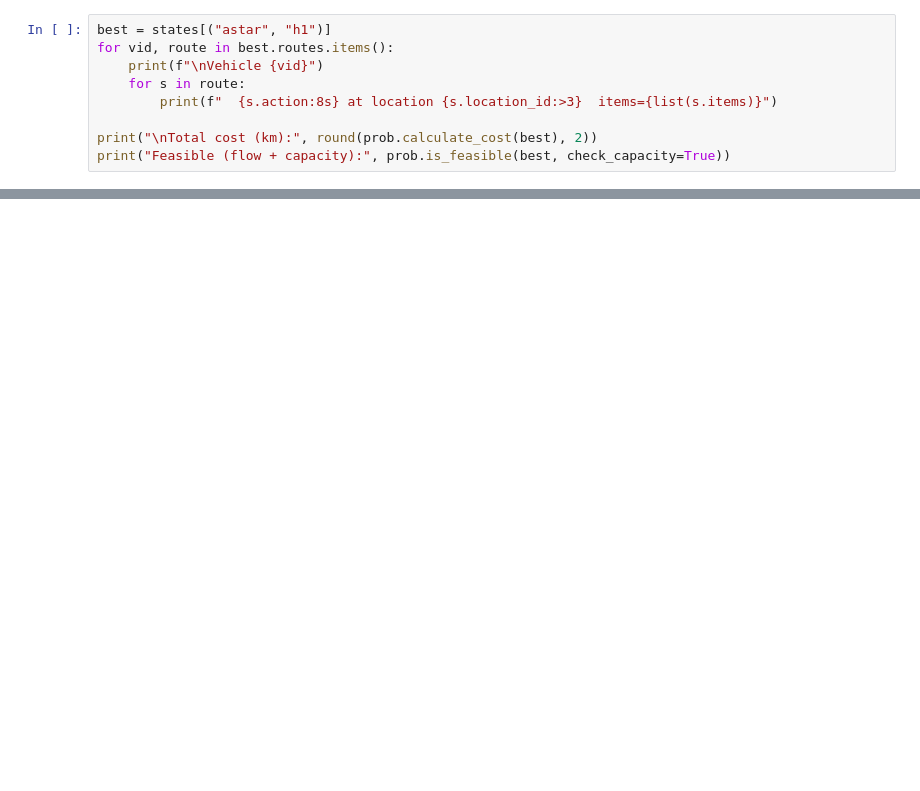
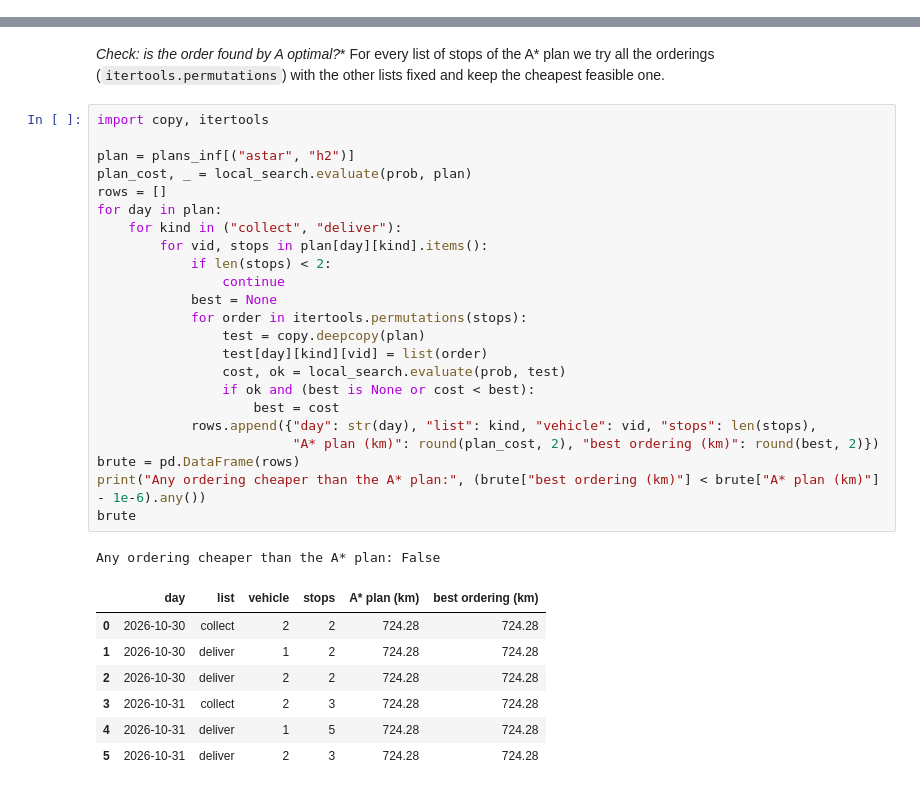
Before and after one commit to OierZu/IA26_P01_E01, a Jupyter notebook: notebooks/04_informed.ipynb, the cells around one changed output, grey strips where cells are left out. Saved outputs shown, nothing was run; the diff lists cells and outputs as text; blank space fills up the shorter version.

```diff
--- a/notebooks/04_informed.ipynb
+++ b/notebooks/04_informed.ipynb
@@ -73,9 +20,0 @@ df
-# %%
-best = states[("astar", "h1")]
-for vid, route in best.routes.items():
-    print(f"\nVehicle {vid}")
-    for s in route:
-        print(f"  {s.action:8s} at location {s.location_id:>3}  items={list(s.items)}")
-
-print("\nTotal cost (km):", round(prob.calculate_cost(best), 2))
-print("Feasible (flow + capacity):", prob.is_feasible(best, check_capacity=True))
@@ -212,0 +68,34 @@ astar h2: NO SOLUTION with time windows (no_solution).
+# %% [markdown]
+**Check: is the order found by A* optimal?** For every list of stops of the A* plan we try all the orderings (`itertools.permutations`) with the other lists fixed and keep the cheapest feasible one.
+# %%
+import copy, itertools
+
+plan = plans_inf[("astar", "h2")]
+plan_cost, _ = local_search.evaluate(prob, plan)
+rows = []
+for day in plan:
+    for kind in ("collect", "deliver"):
+        for vid, stops in plan[day][kind].items():
+            if len(stops) < 2:
+                continue
+            best = None
+            for order in itertools.permutations(stops):
+                test = copy.deepcopy(plan)
+                test[day][kind][vid] = list(order)
+                cost, ok = local_search.evaluate(prob, test)
+                if ok and (best is None or cost < best):
+                    best = cost
+            rows.append({"day": str(day), "list": kind, "vehicle": vid, "stops": len(stops),
+                         "A* plan (km)": round(plan_cost, 2), "best ordering (km)": round(best, 2)})
+brute = pd.DataFrame(rows)
+print("Any ordering cheaper than the A* plan:", (brute["best ordering (km)"] < brute["A* plan (km)"] - 1e-6).any())
+brute
+# %% [output]
+Any ordering cheaper than the A* plan: False
+|  | day | list | vehicle | stops | A* plan (km) | best ordering (km) |
+| 0 | 2026-10-30 | collect | 2 | 2 | 724.28 | 724.28 |
+| 1 | 2026-10-30 | deliver | 1 | 2 | 724.28 | 724.28 |
+| 2 | 2026-10-30 | deliver | 2 | 2 | 724.28 | 724.28 |
+| 3 | 2026-10-31 | collect | 2 | 3 | 724.28 | 724.28 |
+| 4 | 2026-10-31 | deliver | 1 | 5 | 724.28 | 724.28 |
+| 5 | 2026-10-31 | deliver | 2 | 3 | 724.28 | 724.28 |
```
Also changed, not shown: parts of 23 cells of this notebook.
